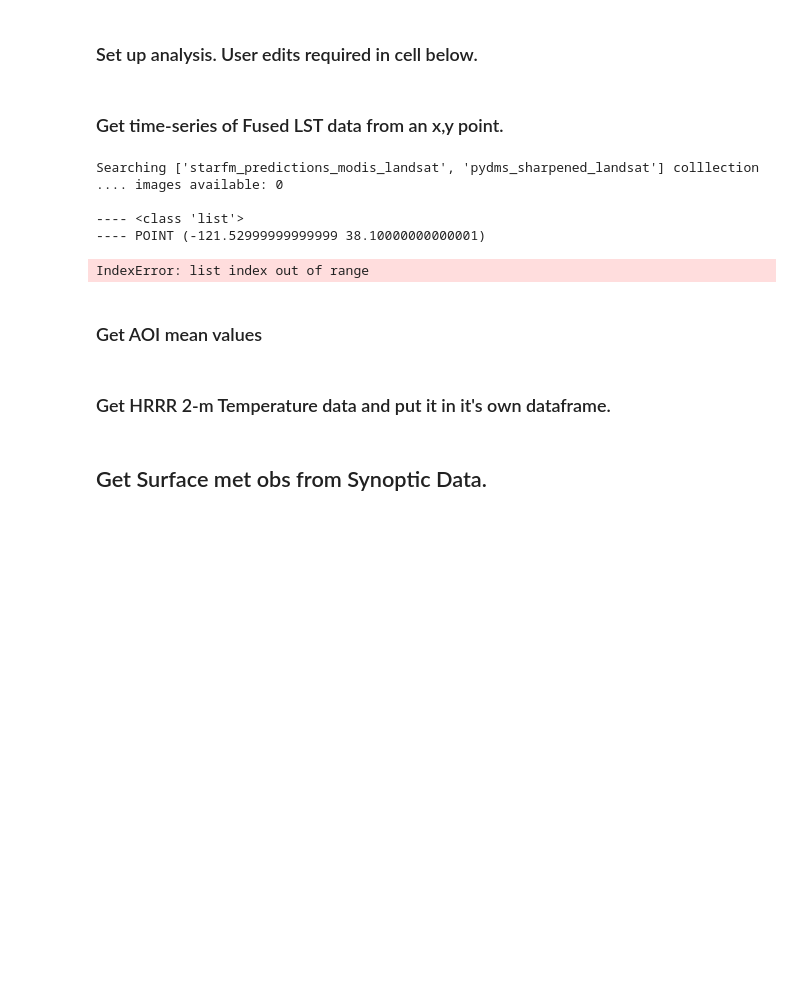
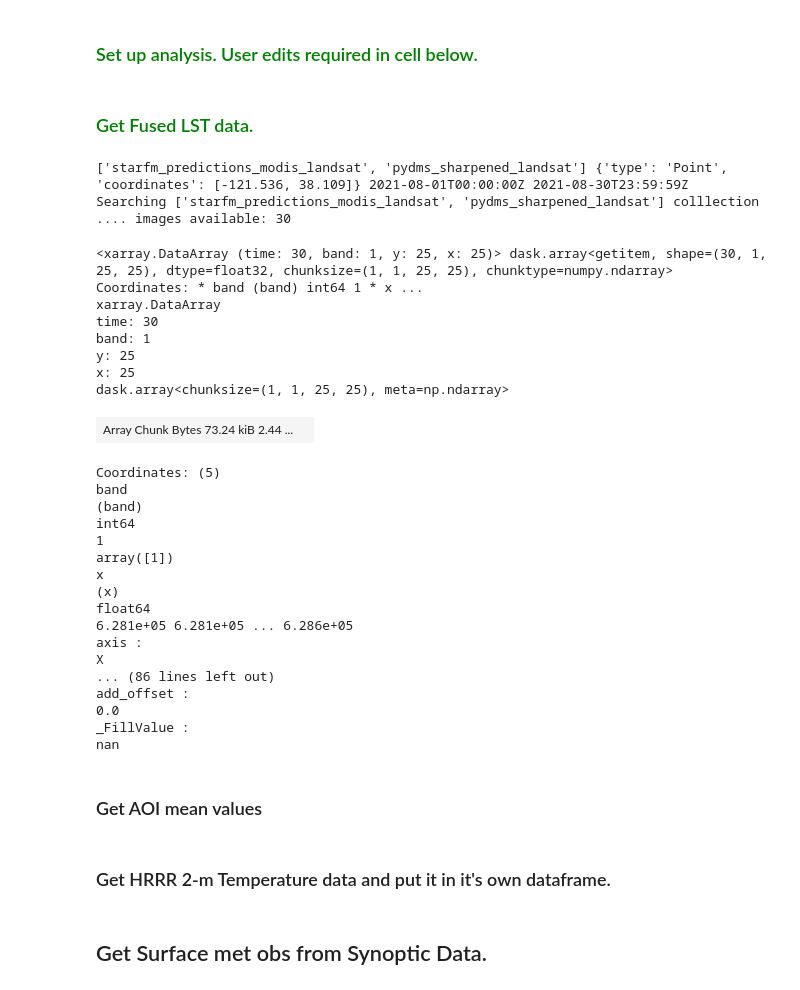
Before and after one commit to eculler/lst-crop-stress-capstone, a Jupyter notebook: exploratory/lst-point-area-comparison-tcruicks.ipynb, the cells around one changed output. Saved outputs shown, nothing was run; the diff lists cells and outputs as text; code cells hidden in the pictures; blank space fills up the shorter version.

```diff
--- a/exploratory/lst-point-area-comparison-tcruicks.ipynb
+++ b/exploratory/lst-point-area-comparison-tcruicks.ipynb
@@ -85,6 +92,8 @@ def stac_tile_search(collection, geom, start_date, end_date):
     Returns:
     -------
     """
+
+    print (collection, geom, start_date, end_date)
     search = catalog.search(
         collections = collection,
         intersects = geom,
@@ -92,7 +101,7 @@ def stac_tile_search(collection, geom, start_date, end_date):
         max_items = 500
     )
 
-    #items = list(search.items()) # for pystac-client >= 0.4.0
+    #found_items = list(search.items()) # for pystac-client >= 0.4.0
     found_items = list(search.get_all_items()) # for pystac-client < 0.4.0
 
     # Filter out only the newest version of MODIS.
@@ -147,7 +156,7 @@ def create_aoi_image_stack(items, num_tiles, geom, asset, buffer):
     clipped = FH_StackedDataset(ds.rio.clip(clip_poly_df.geometry))
     aoi_stack_ds = clipped.ds
 
-    return (aoi_stack_ds)
+    return (aoi_stack_ds, clip_poly_df)
 
  # ---------------------------------------------------------------------------------
 def extract_time_series(items, bbox, tol, var_name, asset, band):
@@ -325,13 +334,13 @@ headers = {'Authorization':'Basic ' + b64}
 cat_url = 'https://fusion-stac.hydrosat.com'
 catalog = Client.open(cat_url, headers)
 # %% [markdown]
-### Set up analysis.  User edits required in cell below.
+### <span style="color:green">Set up analysis.  User edits required in cell below.</span>
 # %%
 # ---------------------------------------------------------------------------
 # USER EDITS REQUIRED -------------------------------------------------------
 # ---------------------------------------------------------------------------
 
-analysis = 'Ames'
+analysis = 'Corn'
 
 # Insitu point locations
 insitu_met_points = {
@@ -342,9 +351,10 @@ insitu_met_points = {
 
 # Center point of crop fields.
 crop_center_points = {
-    'Rice': [38.123, -121.550],
-    'Corn': [38.109, -121.536],
-    'Alfalfa': [38.099, -121.501]
+    'Rice': [-121.550, 38.123],
+    'Corn': [-121.536, 38.109],
+    'Alfalfa': [-121.501, 38.099],
+    'Ames': [-93.701, 42.000],
 }
 
 bbox = [-121.52, 38.11, -121.54, 38.09]
@@ -352,20 +362,20 @@ bbox = [-121.52, 38.11, -121.54, 38.09]
 # Define size of AOI.
 #    Length    x    Width
 # (buffer * 2) x (buffer * 2)
-buffer = 40
+buffer = 250
 
 # Specify dates & hour for LST analysis.
 # start_date = "2016-08-13T00:00:00Z"
 # end_date = "2022-05-26T00:00:00Z"
-start = "2016-05-01"
-end = "2016-8-30"
+start = "2021-08-01"
+end = "2021-08-30"
 hr_s = "00:00:00"
 hr_e = '23:59:59'
 # ---------------------------------------------------------------------------
 # ---------------------------------------------------------------------------
 
 # Create dict of coords.  Will be used to create a polygon for our AOI.
-geom = {'type': 'Point', 'coordinates': locations[analysis]}
+geom = {'type': 'Point', 'coordinates': crop_center_points[analysis]}
 
 # We need the total num of days for the analysis to get hrrr data.
 f = start.split("-")
@@ -381,27 +391,51 @@ hr_s_form = "T{}Z".format(hr_s)
 hr_e_form = "T{}Z".format(hr_e)
 start_date = start + hr_s_form
 end_date = end + hr_e_form
-# %% [markdown]
-### Get time-series of Fused LST data from an x,y point.
+# %% [markdown]
+### <span style="color:green">Get Fused LST data. </span>
 # %%
 # Collection to search for.
-collection = ["starfm_predictions_modis_landsat", "pydms_sharpened_landsat"]
+collections = ["starfm_predictions_modis_landsat", "pydms_sharpened_landsat"]
 asset = 'lst'
 
 # Search STAC for available images.
-(found_items, num_tiles) = stac_tile_search(collection, geom, start_date, end_date)
+(found_items, num_tiles) = stac_tile_search(collections, geom, start_date, end_date)
 
 # Extract data from AOI.
-# (aoi_lst_da) = create_aoi_image_stack(found_items, num_tiles, geom, asset, buffer)
-print ("----", type(bbox))
+(aoi_lst_da, aoi_df) = create_aoi_image_stack(found_items, num_tiles, geom, asset, buffer)
+
 # Extract data from point.
-(lst_time_series_df) = (extract_time_series(found_items, bbox, int(40), 'fused_lst', asset, int(0)))
+# (lst_time_series_df) = (extract_time_series(found_items, bbox, int(40), 'fused_lst', asset, int(0)))
+
+aoi_lst_da
 # %% [output]
-Searching ['starfm_predictions_modis_landsat', 'pydms_sharpened_landsat'] colllection .... images available: 0
-
----- <class 'list'>
----- POINT (-121.52999999999999 38.10000000000001)
+['starfm_predictions_modis_landsat', 'pydms_sharpened_landsat'] {'type': 'Point', 'coordinates': [-121.536, 38.109]} 2021-08-01T00:00:00Z 2021-08-30T23:59:59Z
+Searching ['starfm_predictions_modis_landsat', 'pydms_sharpened_landsat'] colllection .... images available: 30
-IndexError: list index out of range
+<xarray.DataArray (time: 30, band: 1, y: 25, x: 25)> dask.array<getitem, shape=(30, 1, 25, 25), dtype=float32, chunksize=(1, 1, 25, 25), chunktype=numpy.ndarray> Coordinates: * band (band) int64 1 * x ...
+xarray.DataArray
+time: 30
+band: 1
+y: 25
+x: 25
+dask.array<chunksize=(1, 1, 25, 25), meta=np.ndarray>
+| Array Chunk Bytes 73.24 kiB 2.44 ... |  |
+Coordinates: (5)
+band
+(band)
+int64
+1
+array([1])
+x
+(x)
+float64
+6.281e+05 6.281e+05 ... 6.286e+05
+axis :
+X
+... (86 lines left out)
+add_offset :
+0.0
+_FillValue :
+nan
 # %% [markdown]
 ### Get AOI mean values
 # %%
```
Also changed, not shown: parts of 18 cells of this notebook.
